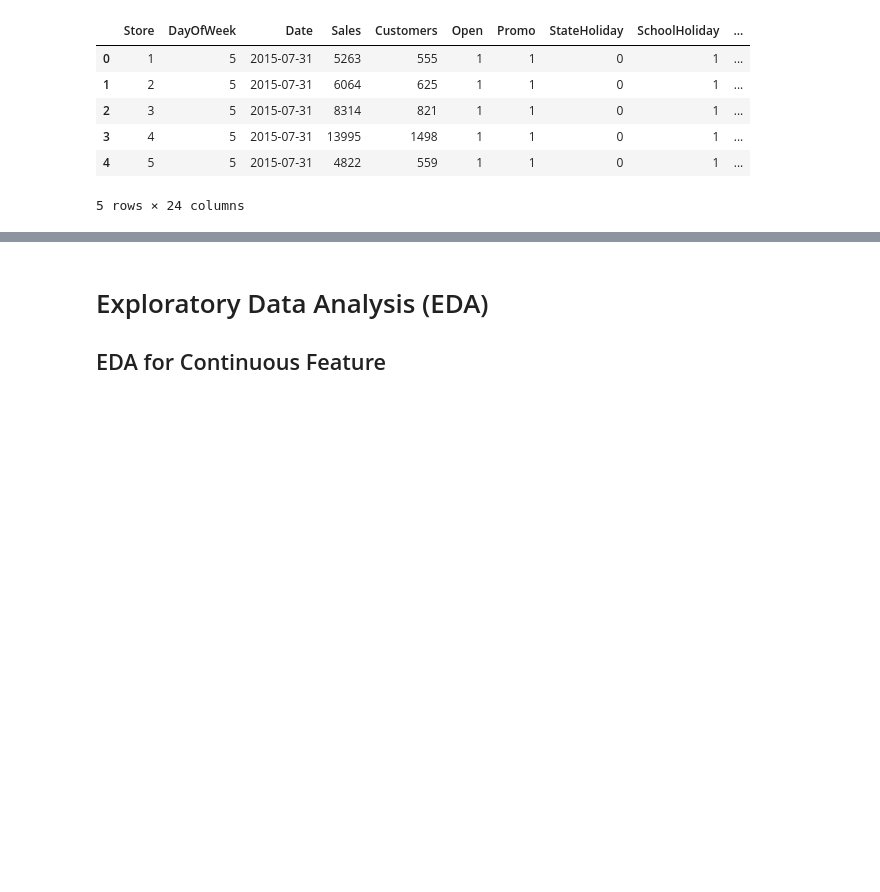
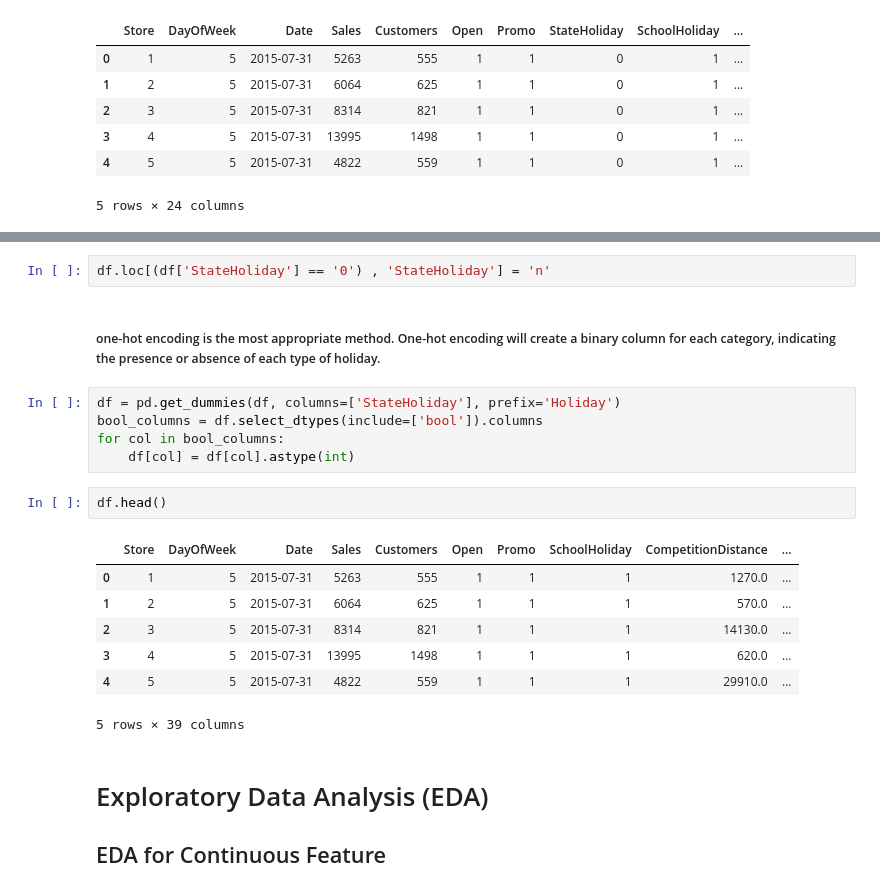
Before and after one commit to chakratechgeek/Supervised_Learning_MLOps, a Jupyter notebook: Rossmann_sales_prediction.ipynb, the cells around one changed output, grey strips where cells are left out. Drawn from its saved outputs; the diff is of its cells as text; blank space fills up the shorter version.

Commit message:
Kaggle Notebook | Rossmann_Sales_Predict | Version 10

```diff
--- a/Rossmann_sales_prediction.ipynb
+++ b/Rossmann_sales_prediction.ipynb
@@ -766,3 +770,22 @@ df.head()
+# %%
+df.loc[(df['StateHoliday'] == '0') , 'StateHoliday'] = 'n'
+# %% [markdown]
+##### one-hot encoding is the most appropriate method. One-hot encoding will create a binary column for each category, indicating the presence or absence of each type of holiday.
+# %%
+df = pd.get_dummies(df, columns=['StateHoliday'], prefix='Holiday')
+bool_columns = df.select_dtypes(include=['bool']).columns
+for col in bool_columns:
+    df[col] = df[col].astype(int)
+# %%
+df.head()
+# %% [output]
+|  | Store | DayOfWeek | Date | Sales | Customers | Open | Promo | SchoolHoliday | CompetitionDistance | ... |
+| 0 | 1 | 5 | 2015-07-31 | 5263 | 555 | 1 | 1 | 1 | 1270.0 | ... |
+| 1 | 2 | 5 | 2015-07-31 | 6064 | 625 | 1 | 1 | 1 | 570.0 | ... |
+| 2 | 3 | 5 | 2015-07-31 | 8314 | 821 | 1 | 1 | 1 | 14130.0 | ... |
+| 3 | 4 | 5 | 2015-07-31 | 13995 | 1498 | 1 | 1 | 1 | 620.0 | ... |
+| 4 | 5 | 5 | 2015-07-31 | 4822 | 559 | 1 | 1 | 1 | 29910.0 | ... |
+5 rows × 39 columns
 # %% [markdown]
 # Exploratory Data Analysis (EDA)
 
```
Also changed, not shown: parts of 30 cells of this notebook.
